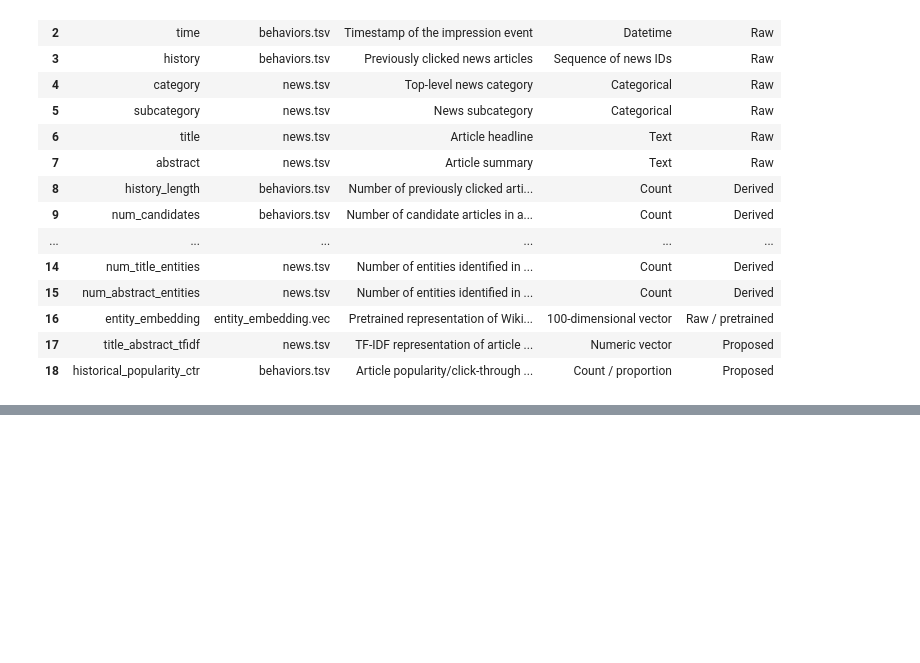
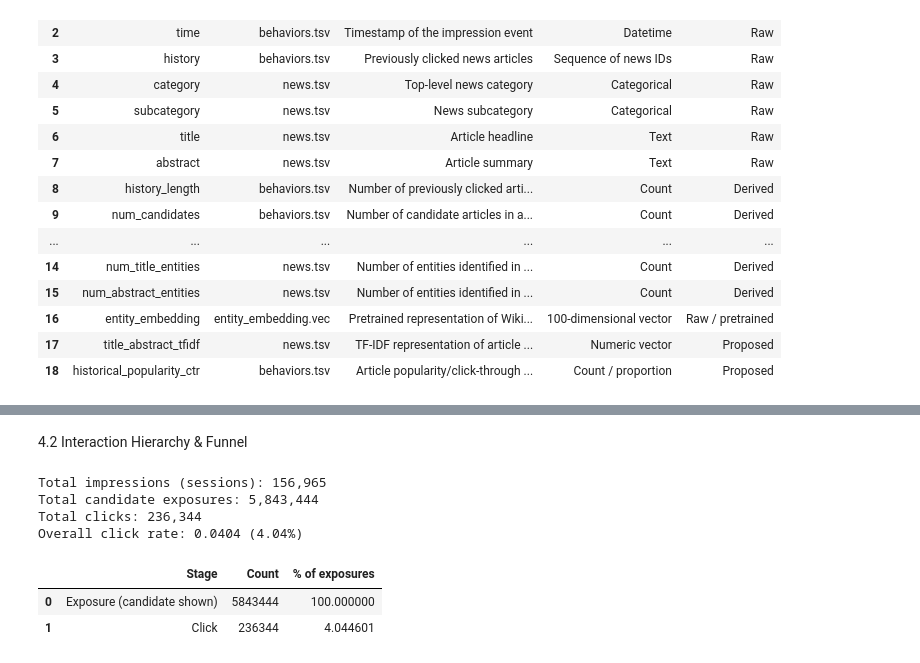
Before and after one commit to JariusF10-8/bt4222, a Jupyter notebook: notebooks/Dataset_Loading_Parsing.ipynb, the cells around one changed output, grey strips where cells are left out. Saved outputs shown, nothing was run; the diff lists cells and outputs as text; code cells hidden in the pictures; blank space fills up the shorter version.

```diff
--- a/notebooks/Dataset_Loading_Parsing.ipynb
+++ b/notebooks/Dataset_Loading_Parsing.ipynb
@@ -1015,0 +1026,32 @@ display(numeric_summary)
+# %% [markdown]
+4.2 Interaction Hierarchy & Funnel
+# %%
+# Funnel for MINDsmall_train: exposure -> click
+
+
+total_impressions = len(behaviours)
+total_exposures = behaviours["num_candidates"].sum()
+total_clicks = behaviours["num_clicked"].sum()
+
+overall_click_rate = total_clicks / total_exposures
+
+funnel = pd.DataFrame({
+    "Stage": ["Exposure (candidate shown)", "Click"],
+    "Count": [total_exposures, total_clicks],
+    "% of exposures": [100.0, overall_click_rate * 100]
+})
+
+print("Total impressions (sessions):", f"{total_impressions:,}")
+print("Total candidate exposures:", f"{total_exposures:,}")
+print("Total clicks:", f"{total_clicks:,}")
+print(f"Overall click rate: {overall_click_rate:.4f} ({overall_click_rate * 100:.2f}%)")
+
+display(funnel)
+# %% [output]
+Total impressions (sessions): 156,965
+Total candidate exposures: 5,843,444
+Total clicks: 236,344
+Overall click rate: 0.0404 (4.04%)
+|  | Stage | Count | % of exposures |
+| 0 | Exposure (candidate shown) | 5843444 | 100.000000 |
+| 1 | Click | 236344 | 4.044601 |
```
Also changed, not shown: parts of 5 cells of this notebook, 1 other file.
